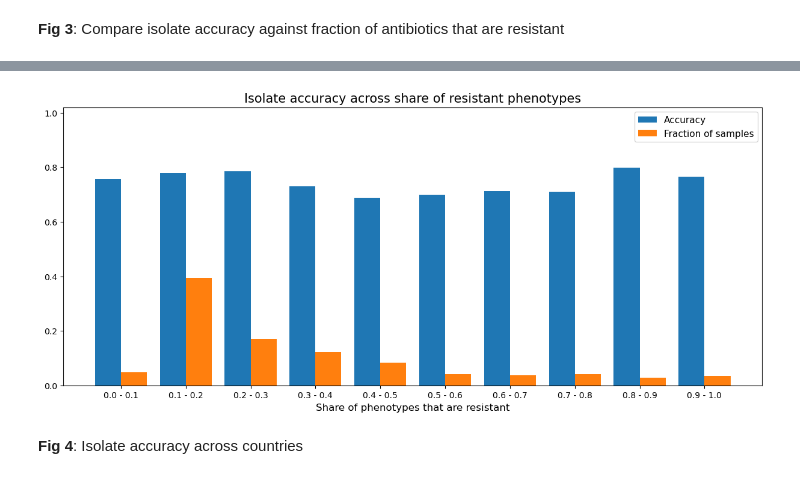
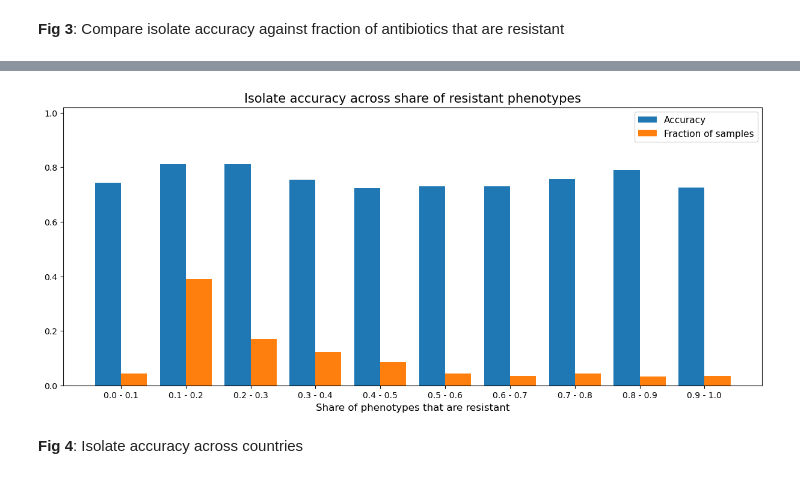
Before and after one commit to jespeols/ARFusion, a Jupyter notebook: code/results_analysis.ipynb, the cells around one changed output, grey strips where cells are left out. Cells and saved outputs as stored; diff of their text form; code cells hidden in the pictures.

```diff
--- a/code/results_analysis.ipynb
+++ b/code/results_analysis.ipynb
@@ -273,29 +276,29 @@ num_R
 # %%
 df_tmp = df_stats.copy()
-df_tmp['frac_R'] = df_tmp['num_R'] / df_tmp['num_phenotypes']
+df_tmp['frac_R'] = df_tmp['num_R'] / df_tmp['num_ab']
 bins = np.linspace(0, 1, 11)
 df_tmp['frac_R_bin'] = pd.cut(df_tmp['frac_R'], bins=bins)
 df_tmp = df_tmp.groupby('frac_R_bin').agg({'correct_all': ['mean', 'count']})
 df_tmp.columns = ['accuracy', 'count']
 df_tmp['share'] = df_tmp['count'] / df_tmp['count'].sum()
 df_tmp.head(n=20)
 # Extracting the bin edges for labeling the x-axis
 bin_edges = df_tmp.index.astype(str).tolist()
 
 fig, ax = plt.subplots(figsize=(15, 6))
 ax.bar(bin_edges, df_tmp['accuracy'], color='tab:blue',
        width=-0.4, align='edge', label='Accuracy')
 ax.bar(bin_edges, df_tmp['share'], color='tab:orange',
          width=0.4, align='edge', label='Count')
 
 ax.set_ylim(0, 1.02)
 ax.set_title('Isolate accuracy across share of resistant phenotypes', fontsize=15)
 ax.set_xlabel('Share of phenotypes that are resistant', fontsize=12)
 ax.set_xticklabels(['{:.1f} - {:.1f}'.format(bins[i], bins[i+1]) for i in range(len(bins)-1)])
 ax.legend(labels=['Accuracy', 'Fraction of samples'], loc='upper right', fontsize=11)
 plt.show()
 # %% [output]
-[figure, old version]
+[figure, new version]
 # %% [markdown]
 **Fig 4**: Isolate accuracy across countries
 # %%
```
Also changed, not shown: parts of 10 cells of this notebook, 4 other files.
